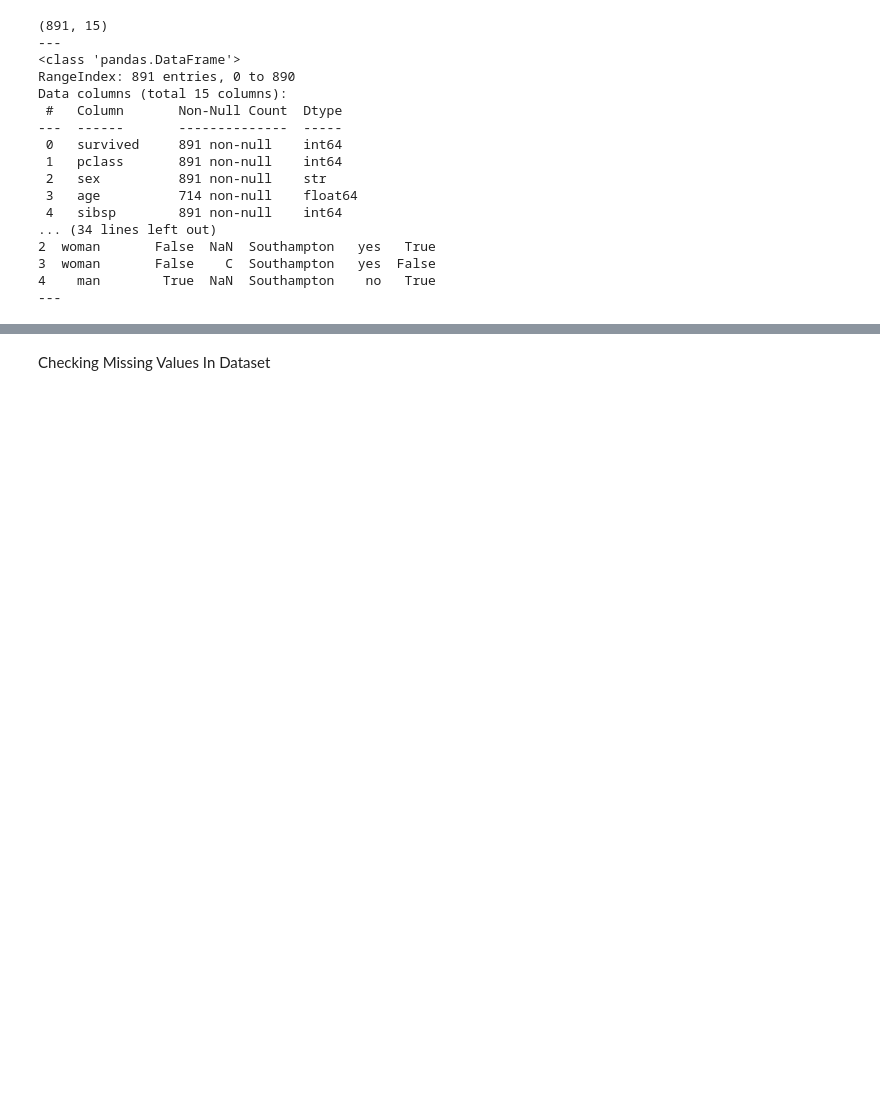
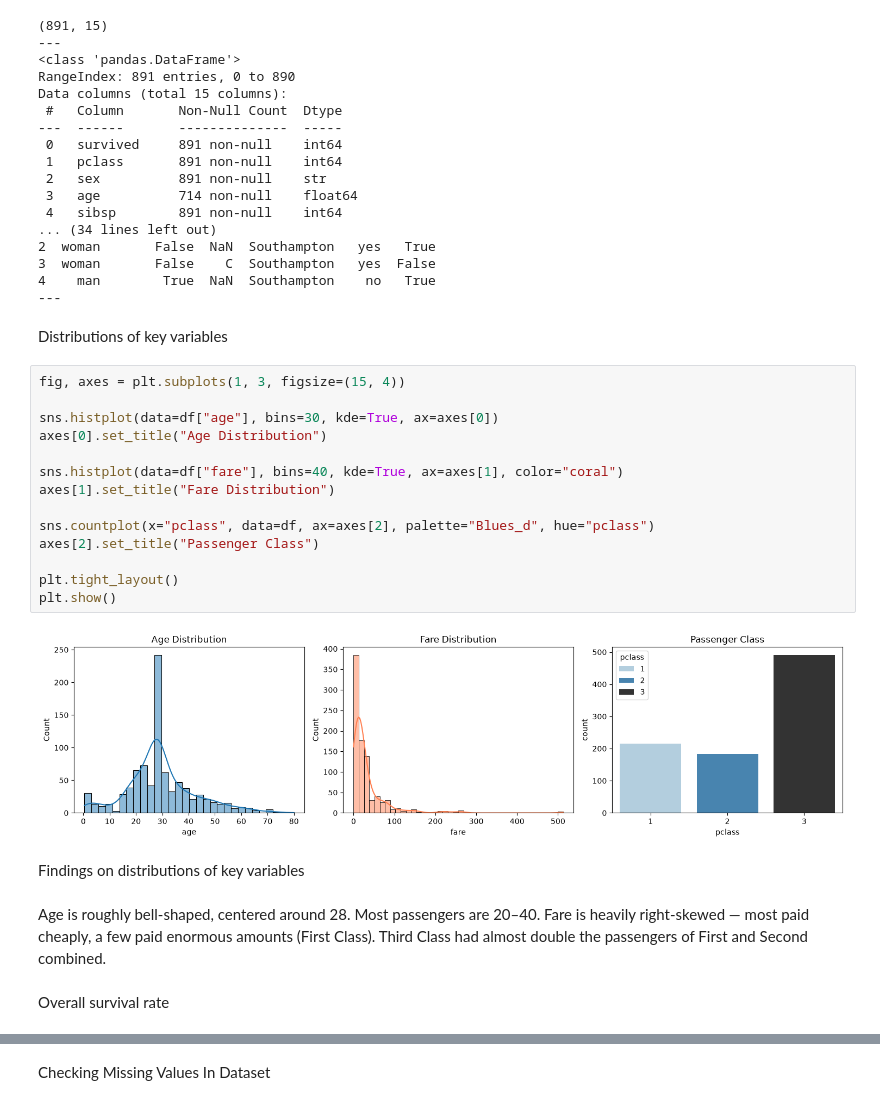
Before and after one commit to sobhan661/titanic-eda, a Jupyter notebook: notebooks/01_eda.ipynb, the cells around one changed output, grey strips where cells are left out. Drawn from its saved outputs; the diff is of its cells as text; blank space fills up the shorter version.

```diff
--- a/notebooks/01_eda.ipynb
+++ b/notebooks/01_eda.ipynb
@@ -42,3 +44,29 @@ Data columns (total 15 columns):
 3  woman       False    C  Southampton   yes  False
 4    man        True  NaN  Southampton    no   True
 ---
+# %% [markdown]
+Distributions of key variables
+# %%
+fig, axes = plt.subplots(1, 3, figsize=(15, 4))
+
+sns.histplot(data=df["age"], bins=30, kde=True, ax=axes[0])
+axes[0].set_title("Age Distribution")
+
+sns.histplot(data=df["fare"], bins=40, kde=True, ax=axes[1], color="coral")
+axes[1].set_title("Fare Distribution")
+
+sns.countplot(x="pclass", data=df, ax=axes[2], palette="Blues_d", hue="pclass")
+axes[2].set_title("Passenger Class")
+
+plt.tight_layout()
+plt.show()
+# %% [output]
+[figure, added]
+# %% [markdown]
+Findings on distributions of key variables
+# %% [markdown]
+Age is roughly bell-shaped, centered around 28. Most passengers are 20–40.
+Fare is heavily right-skewed — most paid cheaply, a few paid enormous amounts (First Class).
+Third Class had almost double the passengers of First and Second combined.
+# %% [markdown]
+Overall survival rate
```
Also changed, not shown: parts of 24 cells of this notebook.
